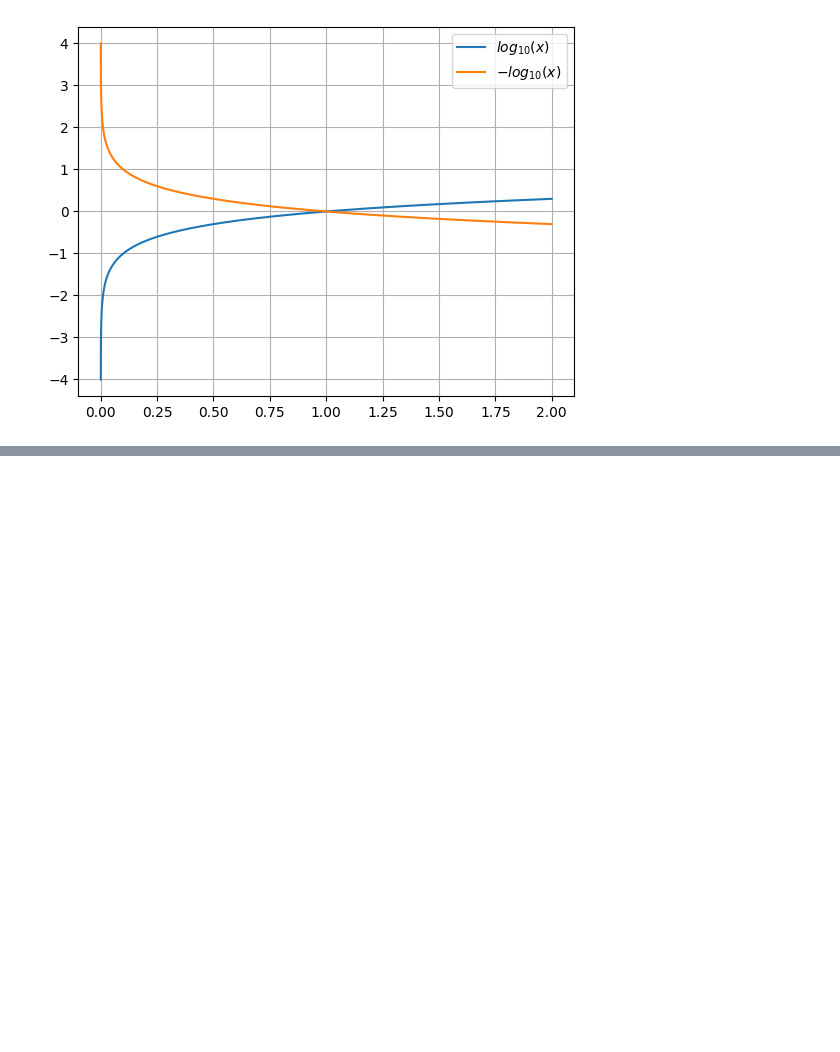
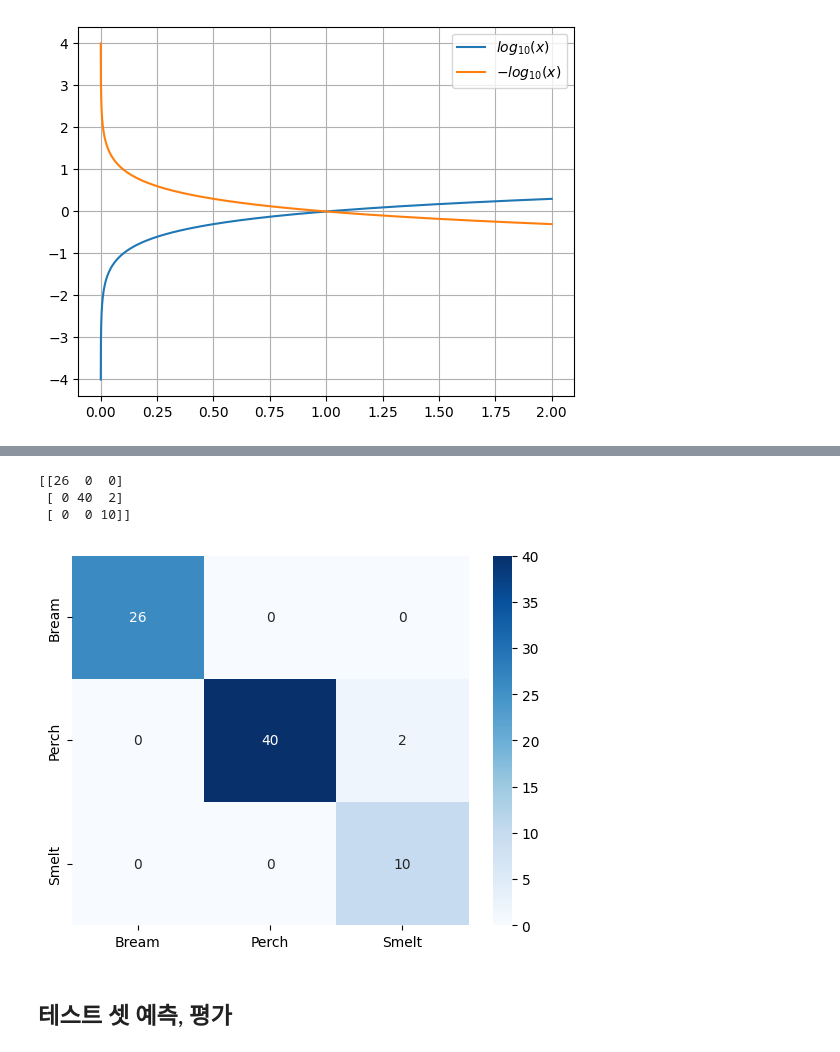
Before and after one commit to JakeOh/202605_BD57, a Jupyter notebook: lab_ml/ml08_logistic_regression.ipynb, the cells around one changed output, grey strips where cells are left out. Cells and saved outputs as stored; diff of their text form; code cells hidden in the pictures; blank space fills up the shorter version.

```diff
--- a/lab_ml/ml08_logistic_regression.ipynb
+++ b/lab_ml/ml08_logistic_regression.ipynb
@@ -322,0 +419,2 @@ $$
+# %%
+pipe.fit(X=x_train, y=y_train)
@@ -322,0 +453,2 @@ $$
+# %%
+train_pred = pipe.predict(X=x_train)
@@ -322,0 +463,2 @@ $$
+# %%
+target_names = ['Bream', 'Perch', 'Smelt']
@@ -322,0 +478,15 @@ $$
+# %%
+train_cm = confusion_matrix(y_true=y_train, y_pred=train_pred)
+print(train_cm)
+# %% [output]
+[[26  0  0]
+ [ 0 40  2]
+ [ 0  0 10]]
+# %%
+sns.heatmap(data=train_cm, cmap='Blues', annot=True,
+            xticklabels=target_names, yticklabels=target_names)
+plt.show()
+# %% [output]
+[figure, added]
+# %% [markdown]
+## 테스트 셋 예측, 평가
```
Also changed, not shown: parts of 32 cells of this notebook.
